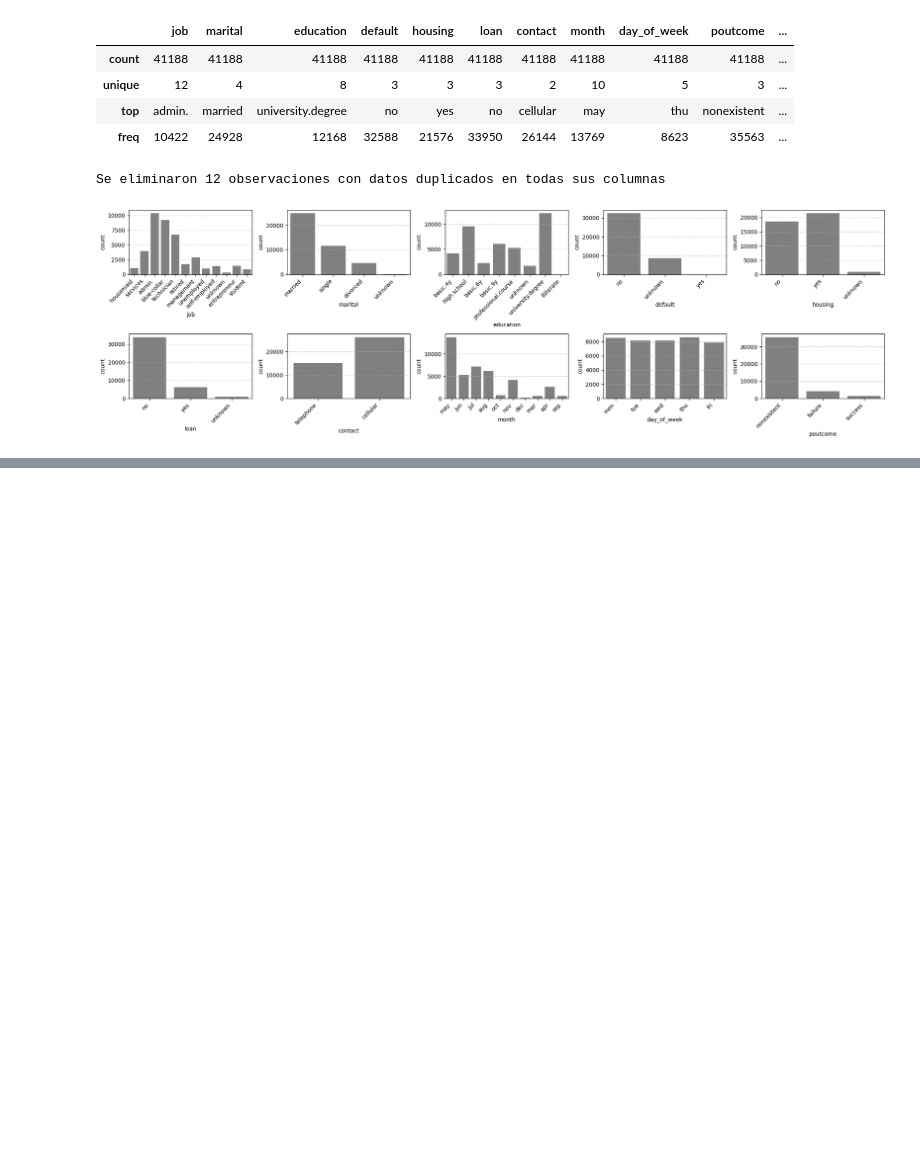
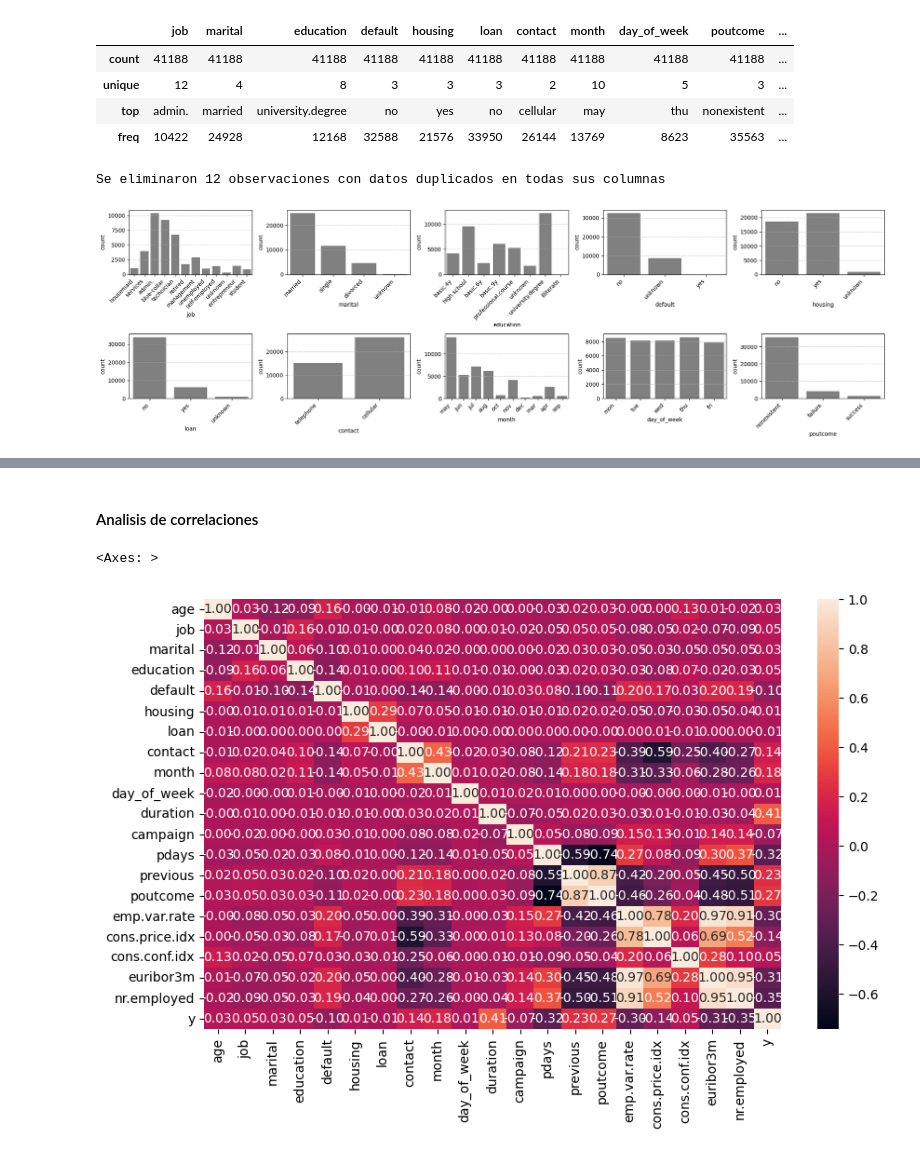
Before and after one commit to gzsomm/Regresi-n-log-stica, a Jupyter notebook: src/explore.ipynb, the cells around one changed output, grey strips where cells are left out. Saved outputs shown, nothing was run; the diff lists cells and outputs as text; code cells hidden in the pictures; blank space fills up the shorter version.

```diff
--- a/src/explore.ipynb
+++ b/src/explore.ipynb
@@ -110,0 +175,17 @@ plt.show()
+# %% [markdown]
+#### Analisis de correlaciones
+# %%
+# Factorizar múltiples columnas categóricas
+df_f = df_n.copy()
+
+fig, axis = plt.subplots(figsize = (10, 6))
+
+for col in categorical_vars:
+    df_f[col], _ = pd.factorize(df_f[col])
+
+df_f["y"] = pd.factorize(df_f["y"])[0]
+
+sns.heatmap(df_f.corr(), annot = True, fmt = ".2f")
+# %% [output]
+<Axes: >
+[figure, added]
```
Also changed, not shown: parts of 20 cells of this notebook.
